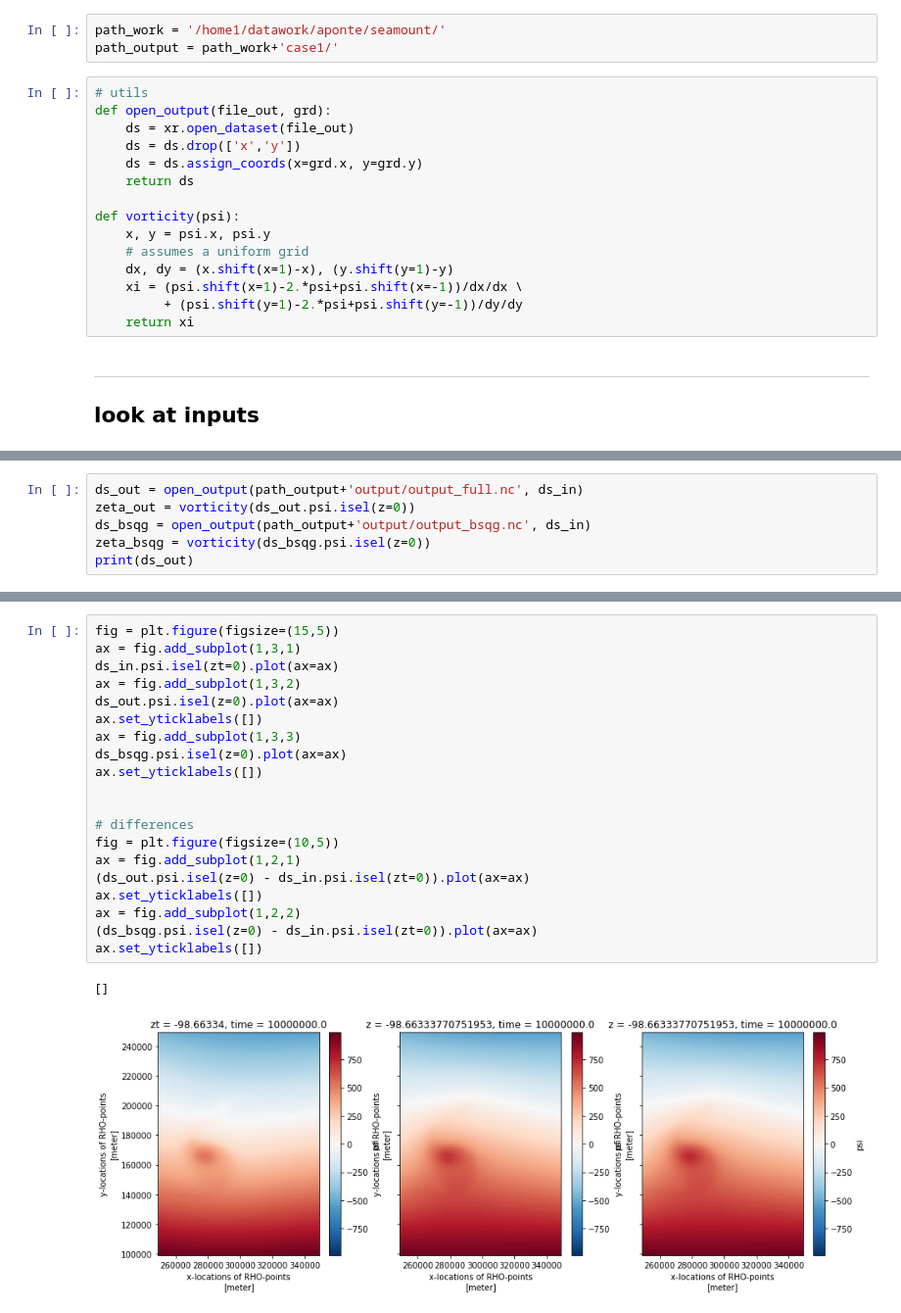
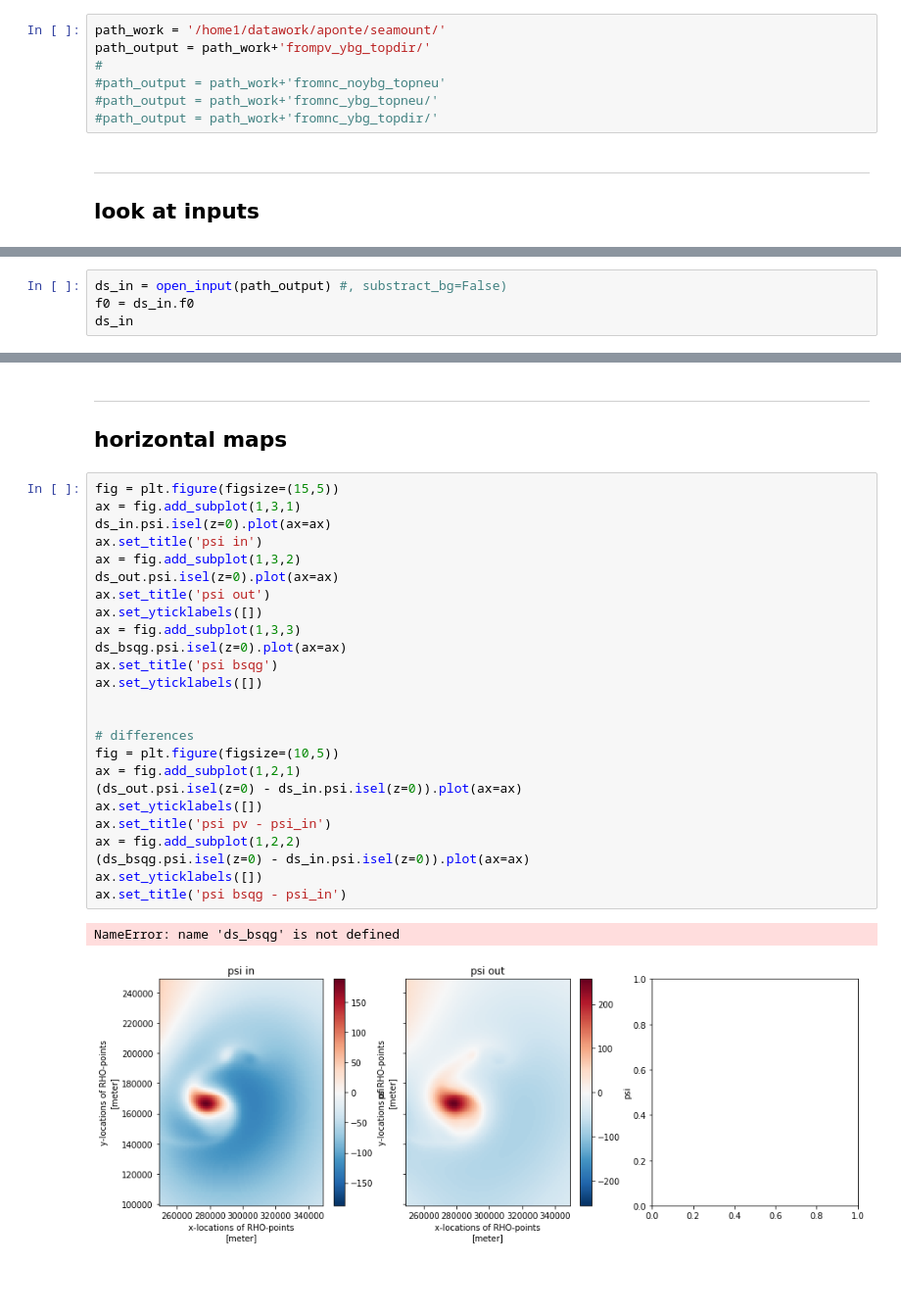
Before and after one commit to apatlpo/qgsolver, a Jupyter notebook: output/roms_seamount.ipynb, the cells around one changed output, grey strips where cells are left out. Shown at 98% size. Saved outputs shown, nothing was run; the diff lists cells and outputs as text; blank space fills up the shorter version.

```diff
--- a/output/roms_seamount.ipynb
+++ b/output/roms_seamount.ipynb
@@ -8,21 +12,10 @@ import matplotlib.pyplot as plt
 # %%
 path_work = '/home1/datawork/aponte/seamount/'
-path_output = path_work+'case1/'
+path_output = path_work+'frompv_ybg_topdir/'
+#
+#path_output = path_work+'fromnc_noybg_topneu'
+#path_output = path_work+'fromnc_ybg_topneu/'
+#path_output = path_work+'fromnc_ybg_topdir/'
-# %%
-# utils
-def open_output(file_out, grd):
-    ds = xr.open_dataset(file_out)
-    ds = ds.drop(['x','y'])
-    ds = ds.assign_coords(x=grd.x, y=grd.y)
-    return ds
-
-def vorticity(psi):
-    x, y = psi.x, psi.y
-    # assumes a uniform grid
-    dx, dy = (x.shift(x=1)-x), (y.shift(y=1)-y)
-    xi = (psi.shift(x=1)-2.*psi+psi.shift(x=-1))/dx/dx \
-         + (psi.shift(y=1)-2.*psi+psi.shift(y=-1))/dy/dy
-    return xi
 # %% [markdown]
 ---
 
@@ -58,0 +23,4 @@ Data variables:
+# %%
+ds_in = open_input(path_output) #, substract_bg=False)
+f0 = ds_in.f0
+ds_in
@@ -74,6 +84,0 @@ zeta_in = vorticity(ds_in.psi.isel(zt=0))
-# %%
-ds_out = open_output(path_output+'output/output_full.nc', ds_in)
-zeta_out = vorticity(ds_out.psi.isel(z=0))
-ds_bsqg = open_output(path_output+'output/output_bsqg.nc', ds_in)
-zeta_bsqg = vorticity(ds_bsqg.psi.isel(z=0))
-print(ds_out)
@@ -93,23 +140,32 @@ Data variables:
+# %% [markdown]
+---
+
+## horizontal maps
 # %%
 fig = plt.figure(figsize=(15,5))
 ax = fig.add_subplot(1,3,1)
-ds_in.psi.isel(zt=0).plot(ax=ax)
+ds_in.psi.isel(z=0).plot(ax=ax)
+ax.set_title('psi in')
 ax = fig.add_subplot(1,3,2)
 ds_out.psi.isel(z=0).plot(ax=ax)
+ax.set_title('psi out')
 ax.set_yticklabels([])
 ax = fig.add_subplot(1,3,3)
 ds_bsqg.psi.isel(z=0).plot(ax=ax)
+ax.set_title('psi bsqg')
 ax.set_yticklabels([])
 
 
 # differences
 fig = plt.figure(figsize=(10,5))
 ax = fig.add_subplot(1,2,1)
-(ds_out.psi.isel(z=0) - ds_in.psi.isel(zt=0)).plot(ax=ax)
+(ds_out.psi.isel(z=0) - ds_in.psi.isel(z=0)).plot(ax=ax)
 ax.set_yticklabels([])
+ax.set_title('psi pv - psi_in')
 ax = fig.add_subplot(1,2,2)
-(ds_bsqg.psi.isel(z=0) - ds_in.psi.isel(zt=0)).plot(ax=ax)
+(ds_bsqg.psi.isel(z=0) - ds_in.psi.isel(z=0)).plot(ax=ax)
 ax.set_yticklabels([])
+ax.set_title('psi bsqg - psi_in')
 # %% [output]
-[]
+NameError: name 'ds_bsqg' is not defined
-[figure, old version]
+[figure, new version]
```
Also changed, not shown: parts of 16 cells of this notebook, 7 other files.
